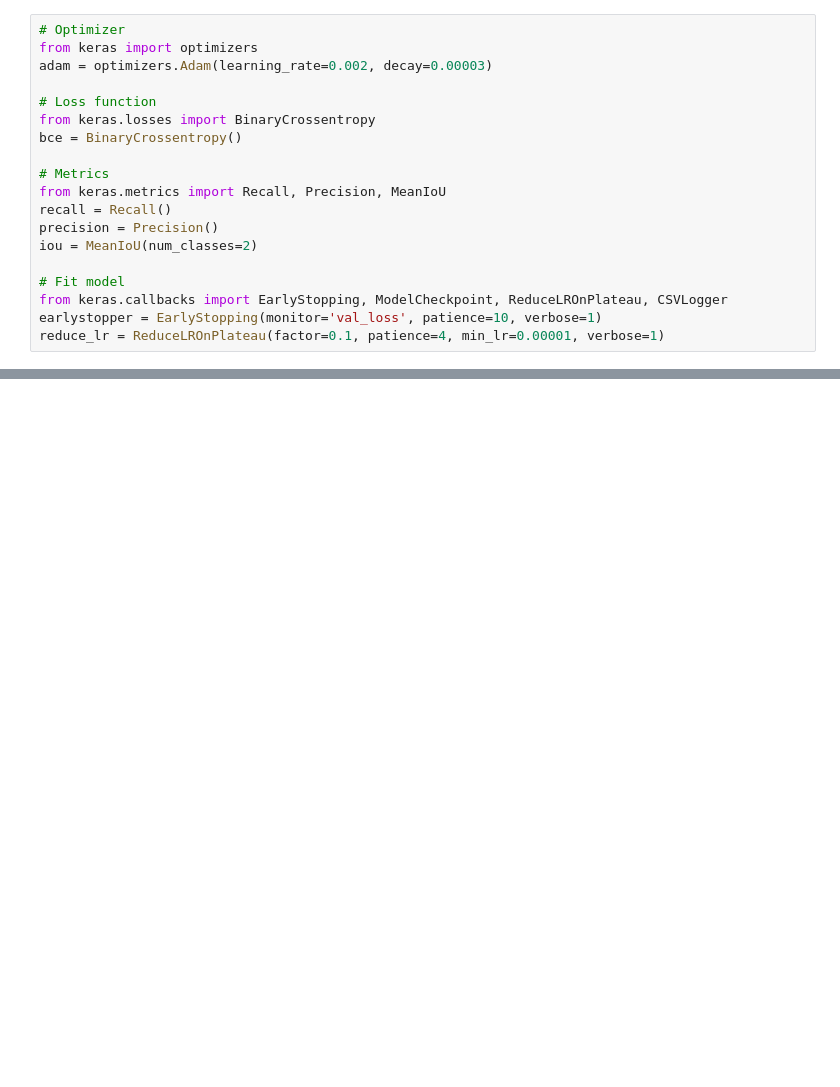
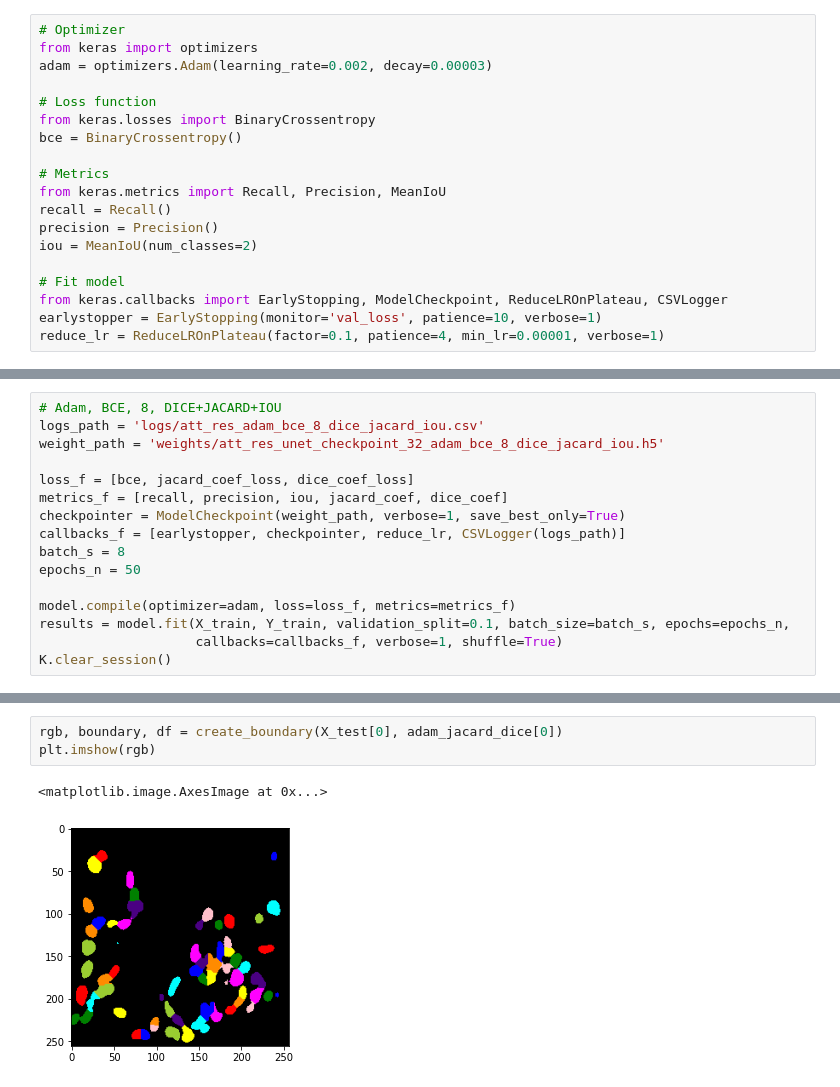
Before and after one commit to cusniwtt/unet-nucleus, a Jupyter notebook: tensorflow-2-nuclei-segmentation-unet.ipynb, the cells around one changed output, grey strips where cells are left out. Saved outputs shown, nothing was run; the diff lists cells and outputs as text; blank space fills up the shorter version.

```diff
--- a/tensorflow-2-nuclei-segmentation-unet.ipynb
+++ b/tensorflow-2-nuclei-segmentation-unet.ipynb
@@ -1200,0 +1538,16 @@ KeyboardInterrupt:
+# %%
+# Adam, BCE, 8, DICE+JACARD+IOU
+logs_path = 'logs/att_res_adam_bce_8_dice_jacard_iou.csv'
+weight_path = 'weights/att_res_unet_checkpoint_32_adam_bce_8_dice_jacard_iou.h5'
+
+loss_f = [bce, jacard_coef_loss, dice_coef_loss]
+metrics_f = [recall, precision, iou, jacard_coef, dice_coef]
+checkpointer = ModelCheckpoint(weight_path, verbose=1, save_best_only=True)
+callbacks_f = [earlystopper, checkpointer, reduce_lr, CSVLogger(logs_path)]
+batch_s = 8
+epochs_n = 50
+
+model.compile(optimizer=adam, loss=loss_f, metrics=metrics_f)
+results = model.fit(X_train, Y_train, validation_split=0.1, batch_size=batch_s, epochs=epochs_n,
+                    callbacks=callbacks_f, verbose=1, shuffle=True)
+K.clear_session()
@@ -1200,0 +1617,6 @@ KeyboardInterrupt:
+# %%
+rgb, boundary, df = create_boundary(X_test[0], adam_jacard_dice[0])
+plt.imshow(rgb)
+# %% [output]
+<matplotlib.image.AxesImage at 0x...>
+[figure, added]
```
Also changed, not shown: parts of 22 cells of this notebook.
